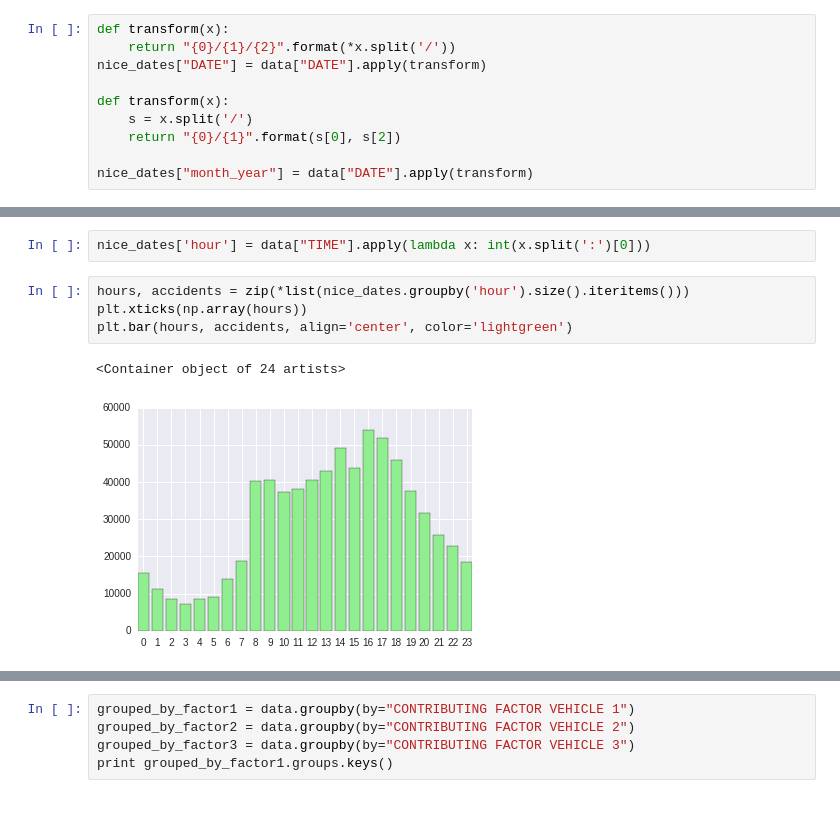
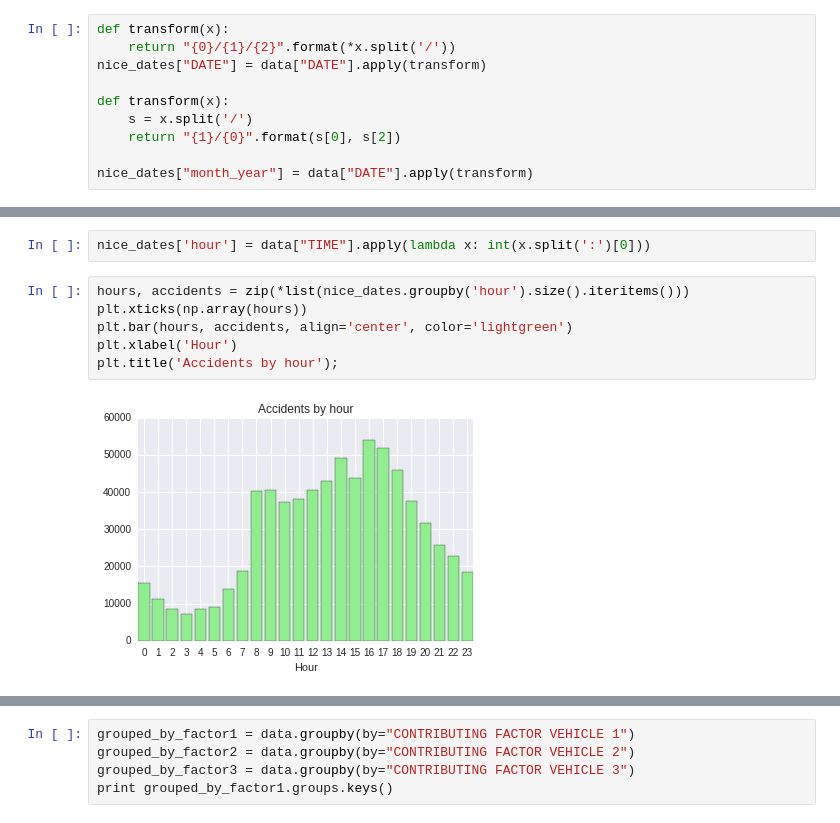
Before and after one commit to maltandhop/technosphere, a Jupyter notebook: project.ipynb, the cells around one changed output, grey strips where cells are left out. Drawn from its saved outputs; the diff is of its cells as text.

Commit message:
added titles of plots

```diff
--- a/project.ipynb
+++ b/project.ipynb
@@ -103,7 +108,7 @@ nice_dates["DATE"] = data["DATE"].apply(transform)
 
 def transform(x):
     s = x.split('/')
-    return "{0}/{1}".format(s[0], s[2])
+    return "{1}/{0}".format(s[0], s[2])
 
 nice_dates["month_year"] = data["DATE"].apply(transform)
 # %%
@@ -249,10 +261,11 @@ nice_dates['hour'] = data["TIME"].apply(lambda x: int(x.split(':')[0]))
 # %%
 hours, accidents = zip(*list(nice_dates.groupby('hour').size().iteritems()))
 plt.xticks(np.array(hours))
 plt.bar(hours, accidents, align='center', color='lightgreen')
+plt.xlabel('Hour')
+plt.title('Accidents by hour');
 # %% [output]
-<Container object of 24 artists>
-[figure, old version]
+[figure, new version]
 # %%
 import math
 deaths = np.zeros((4, 2))
```
Also changed, not shown: parts of 19 cells of this notebook.
